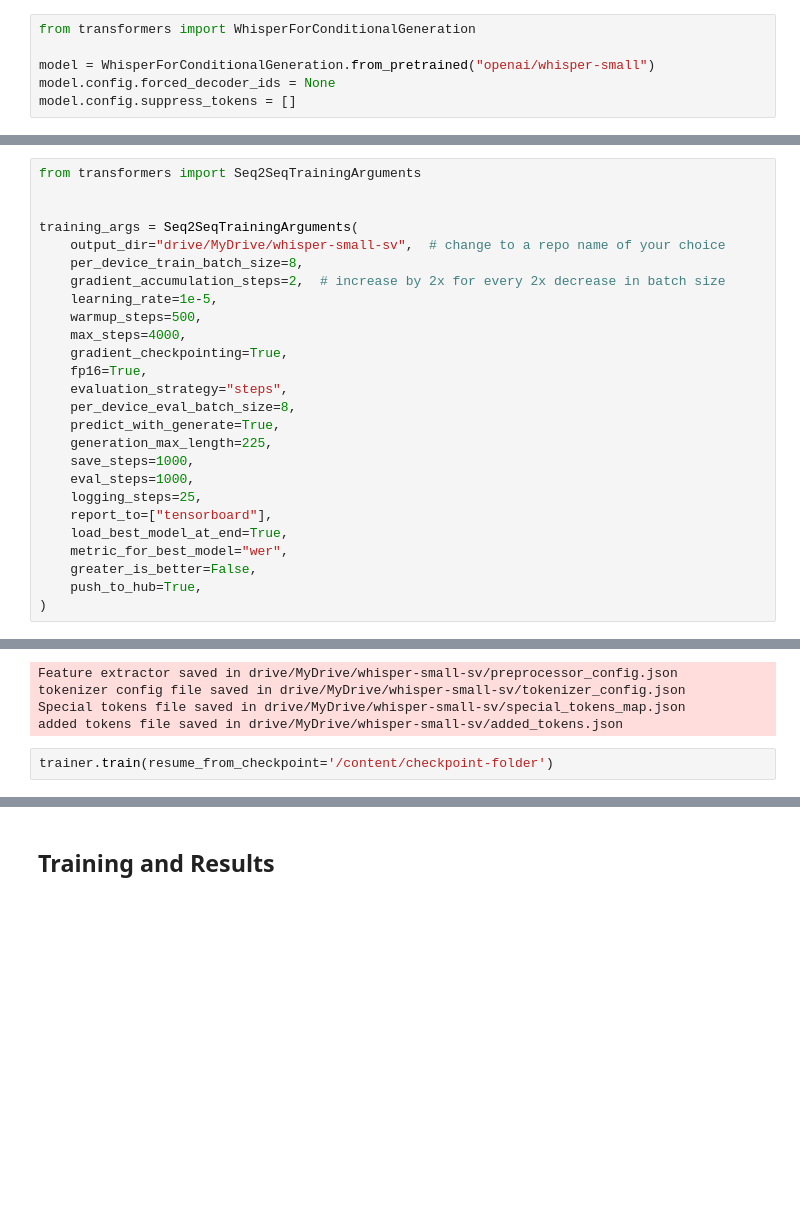
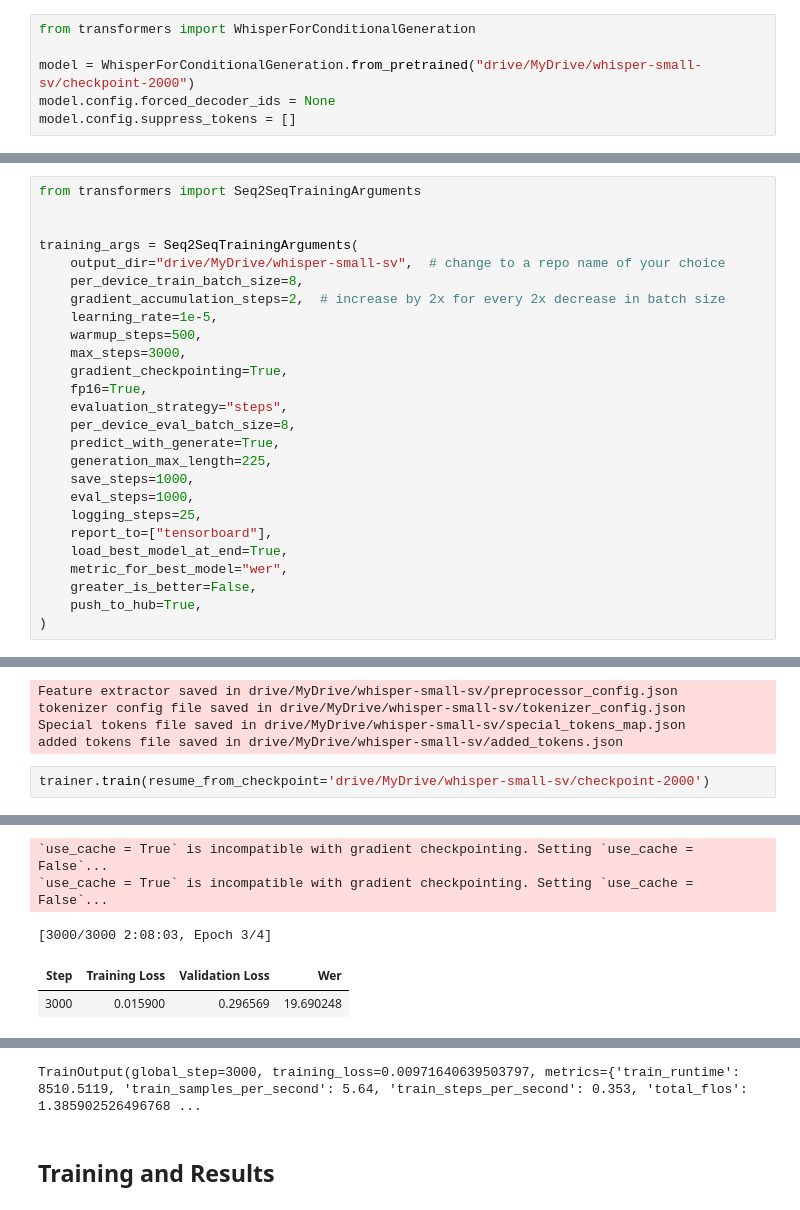
Before and after one commit to VasigaranS/Transformer-model-for-Language-Transcription, a Jupyter notebook: base_model/model_training.ipynb, the cells around one changed output, grey strips where cells are left out. Cells and saved outputs as stored; diff of their text form; blank space fills up the shorter version.

```diff
--- a/base_model/model_training.ipynb
+++ b/base_model/model_training.ipynb
@@ -183,6 +184,6 @@ def compute_metrics(pred):
 # %%
 from transformers import WhisperForConditionalGeneration
 
-model = WhisperForConditionalGeneration.from_pretrained("openai/whisper-small")
+model = WhisperForConditionalGeneration.from_pretrained("drive/MyDrive/whisper-small-sv/checkpoint-2000")
 model.config.forced_decoder_ids = None
 model.config.suppress_tokens = []
@@ -200,7 +219,7 @@ training_args = Seq2SeqTrainingArguments(
     gradient_accumulation_steps=2,  # increase by 2x for every 2x decrease in batch size
     learning_rate=1e-5,
     warmup_steps=500,
-    max_steps=4000,
+    max_steps=3000,
     gradient_checkpointing=True,
     fp16=True,
     evaluation_strategy="steps",
@@ -241,4 +262,5 @@ tokenizer config file saved in drive/MyDrive/whisper-small-sv/tokenizer_config.j
 Special tokens file saved in drive/MyDrive/whisper-small-sv/special_tokens_map.json
 added tokens file saved in drive/MyDrive/whisper-small-sv/added_tokens.json
 # %%
-trainer.train(resume_from_checkpoint='/content/checkpoint-folder')
+trainer.train(resume_from_checkpoint='drive/MyDrive/whisper-small-sv/checkpoint-2000')
+# %% [output]
@@ -244,0 +280,5 @@ trainer.train(resume_from_checkpoint='/content/checkpoint-folder')
+`use_cache = True` is incompatible with gradient checkpointing. Setting `use_cache = False`...
+`use_cache = True` is incompatible with gradient checkpointing. Setting `use_cache = False`...
+[3000/3000 2:08:03, Epoch 3/4]
+| Step | Training Loss | Validation Loss | Wer |
+| 3000 | 0.015900 | 0.296569 | 19.690248 |
@@ -245,3 +302,4 @@ trainer.train(resume_from_checkpoint='/content/checkpoint-folder')
+TrainOutput(global_step=3000, training_loss=0.00971640639503797, metrics={'train_runtime': 8510.5119, 'train_samples_per_second': 5.64, 'train_steps_per_second': 0.353, 'total_flos': 1.385902526496768 ...
 # %% [markdown]
 ## Training and Results
 # %% [markdown]
```
Also changed, not shown: parts of 9 cells of this notebook.
